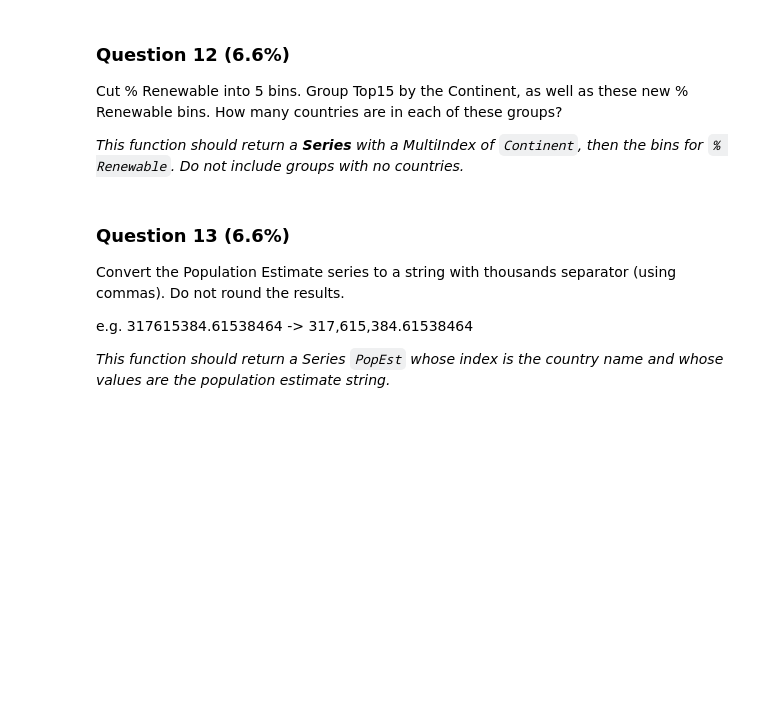
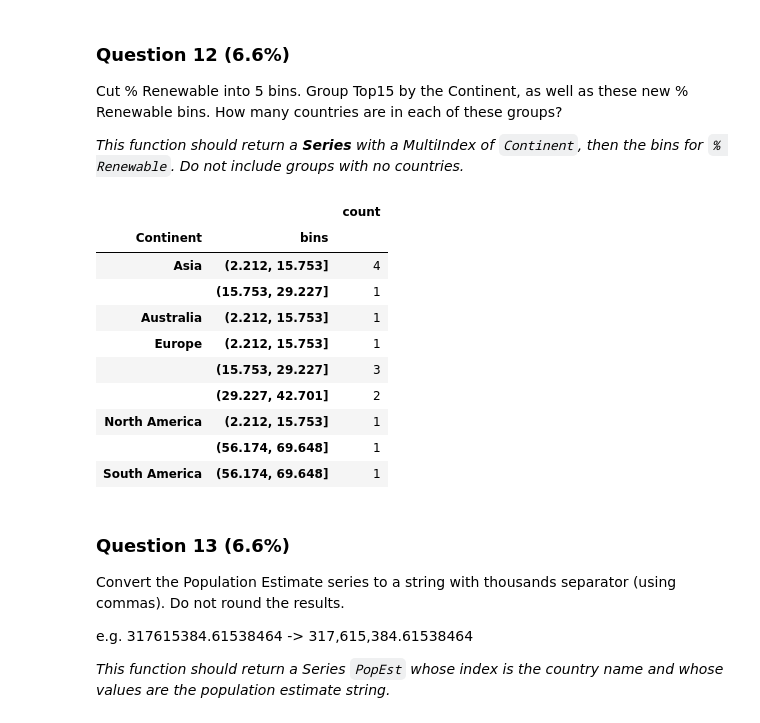
Before and after one commit to MauroEBordon/Applied-Data-Science-in-Python, a Jupyter notebook: 1.Intro to DS in Python/Week 3/Assignment 3.ipynb, the cells around one changed output. Cells and saved outputs as stored; diff of their text form; code cells hidden in the pictures; blank space fills up the shorter version.

```diff
--- a/1.Intro to DS in Python/Week 3/Assignment 3.ipynb
+++ b/1.Intro to DS in Python/Week 3/Assignment 3.ipynb
@@ -354,10 +386,46 @@ def answer_eleven():
 Cut % Renewable into 5 bins. Group Top15 by the Continent, as well as these new % Renewable bins. How many countries are in each of these groups?
 
 *This function should return a __Series__ with a MultiIndex of `Continent`, then the bins for `% Renewable`. Do not include groups with no countries.*
-# %%
-def answer_twelve():
-    Top15 = answer_one()
-    return "ANSWER"
+# %%
+def answer_twelve():
+    Top15 = answer_one()
+    ContinentDict  = {'China':'Asia',
+                  'United States':'North America',
+                  'Japan':'Asia',
+                  'United Kingdom':'Europe',
+                  'Russian Federation':'Europe',
+                  'Canada':'North America',
+                  'Germany':'Europe',
+                  'India':'Asia',
+                  'France':'Europe',
+                  'South Korea':'Asia',
+                  'Italy':'Europe',
+                  'Spain':'Europe',
+                  'Iran':'Asia',
+                  'Australia':'Australia',
+                  'Brazil':'South America'}
+
+    Top15['Country'] = Top15.index
+    Top15["Continent"] = pd.Series(ContinentDict)
+    Top15["bins"] = pd.cut(Top15['% Renewable'], 5)
+    ans = Top15.set_index("Continent")
+    Top15["Continent"] = pd.Series(ContinentDict)
+    ans = Top15.groupby(["Continent", "bins"])["Country"].agg(["count"])
+    return ans[ans["count"] > 0].iloc[:,0]
+
+answer_twelve()
+# %% [output]
+|  |  | count |
+| Continent | bins |  |
+| Asia | (2.212, 15.753] | 4 |
+|  | (15.753, 29.227] | 1 |
+| Australia | (2.212, 15.753] | 1 |
+| Europe | (2.212, 15.753] | 1 |
+|  | (15.753, 29.227] | 3 |
+|  | (29.227, 42.701] | 2 |
+| North America | (2.212, 15.753] | 1 |
+|  | (56.174, 69.648] | 1 |
+| South America | (56.174, 69.648] | 1 |
 # %% [markdown]
 ### Question 13 (6.6%)
 Convert the Population Estimate series to a string with thousands separator (using commas). Do not round the results.
```
Also changed, not shown: parts of 5 cells of this notebook.
